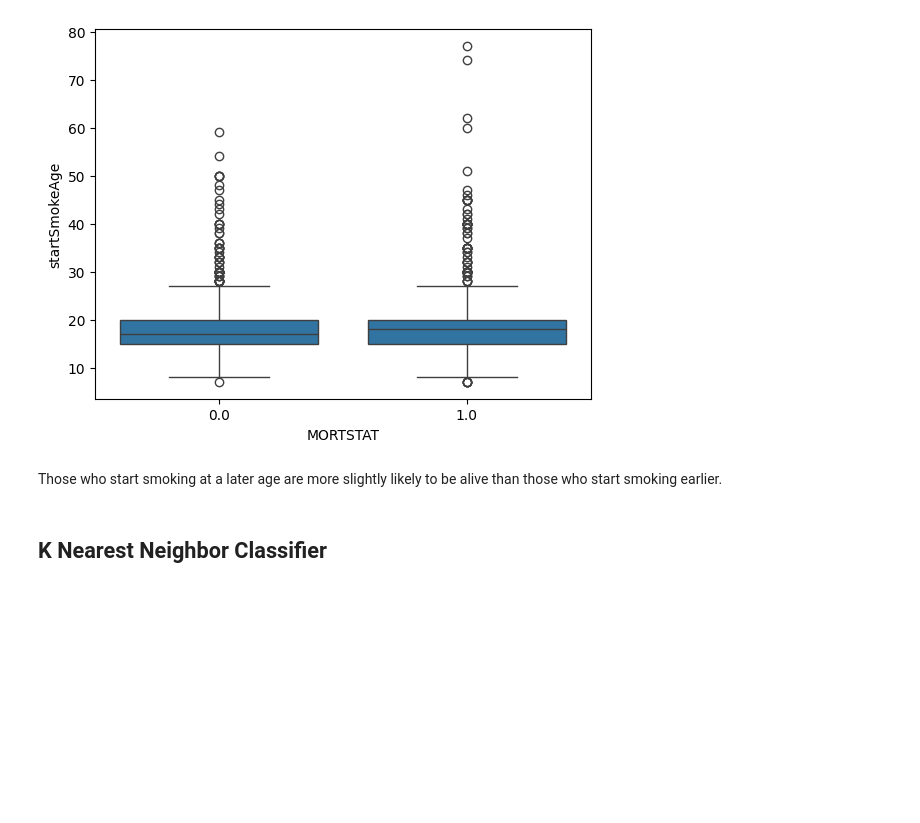
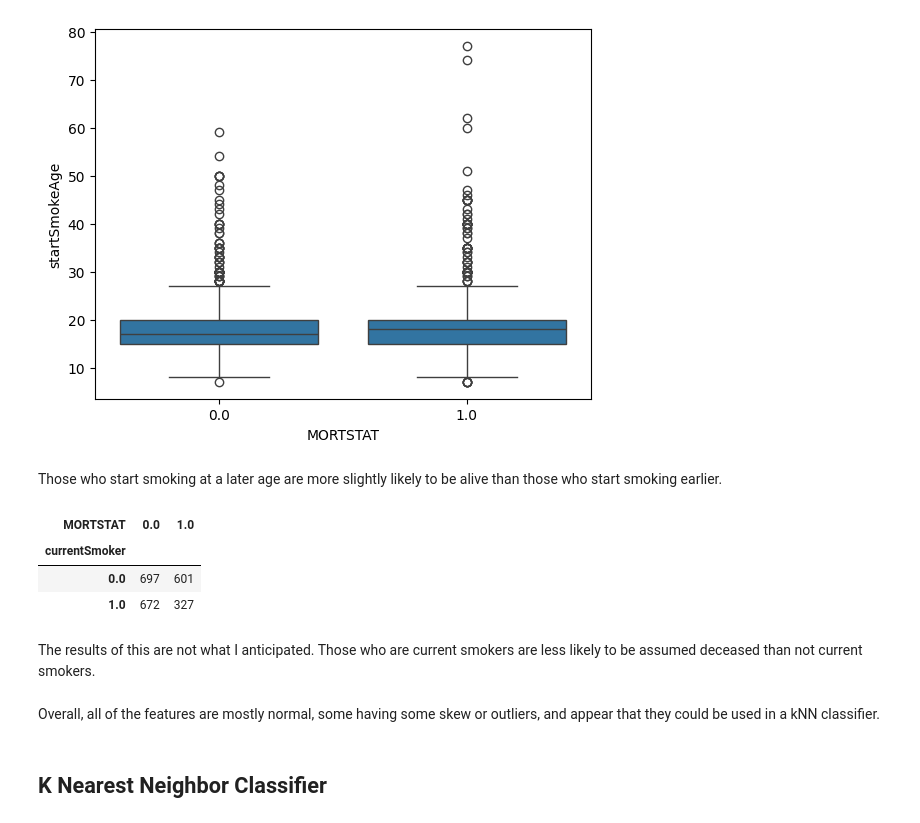
Before and after one commit to dfu5sm/undergrad_ml_assignments, a Jupyter notebook: collect_data.ipynb, the cells around one changed output. Drawn from its saved outputs; the diff is of its cells as text; code cells hidden in the pictures; blank space fills up the shorter version.

```diff
--- a/collect_data.ipynb
+++ b/collect_data.ipynb
@@ -336,6 +336,17 @@ plt.show()
 [figure]
 # %% [markdown]
 Those who start smoking at a later age are more slightly likely to be alive than those who start smoking earlier.
+# %%
+pd.crosstab(new_df["currentSmoker"], new_df["MORTSTAT"])
+# %% [output]
+| MORTSTAT | 0.0 | 1.0 |
+| currentSmoker |  |  |
+| 0.0 | 697 | 601 |
+| 1.0 | 672 | 327 |
+# %% [markdown]
+The results of this are not what I anticipated. Those who are current smokers are less likely to be assumed deceased than not current smokers.
+# %% [markdown]
+Overall, all of the features are mostly normal, some having some skew or outliers, and appear that they could be used in a kNN classifier.
 # %% [markdown]
 ## K Nearest Neighbor Classifier
 # %%
```
